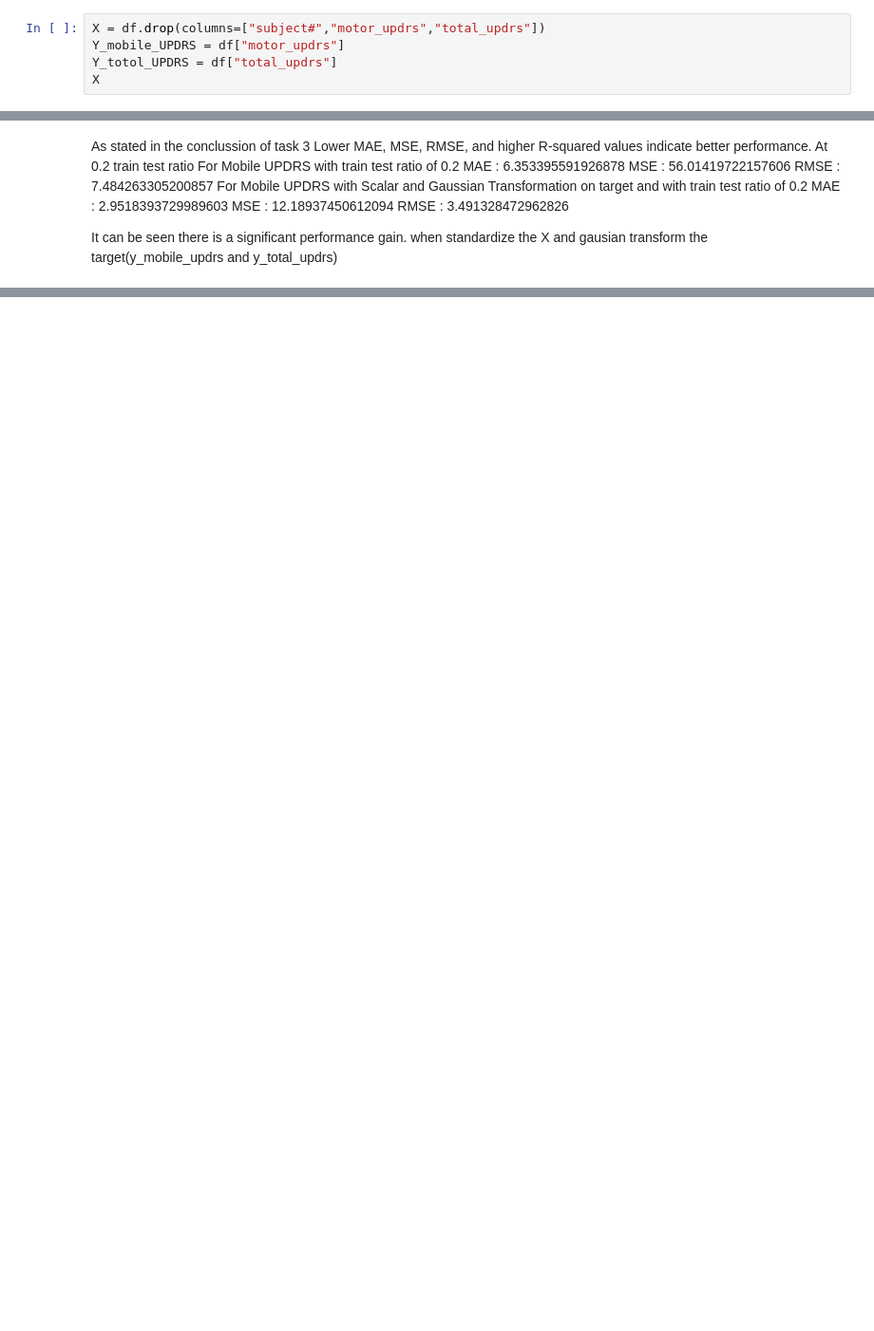
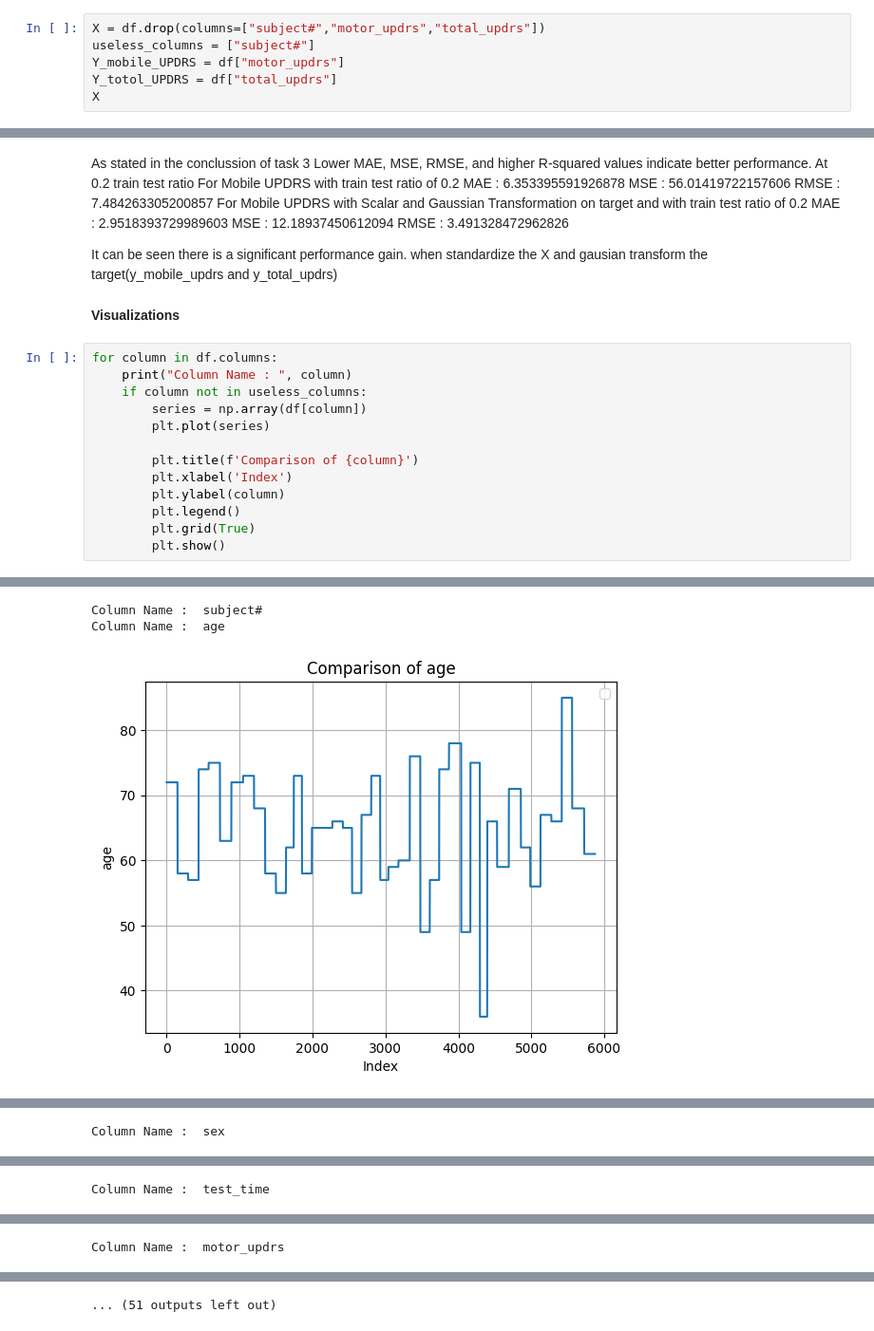
Before and after one commit to ChanderParkash1/HIT140_Assi_3, a Jupyter notebook: code.ipynb, the cells around one changed output, grey strips where cells are left out. Shown at 95% size. Saved outputs shown, nothing was run; the diff lists cells and outputs as text; blank space fills up the shorter version.

```diff
--- a/code.ipynb
+++ b/code.ipynb
@@ -37,6 +39,7 @@ df
 **Dividing into X and Y Columns**
 # %%
 X = df.drop(columns=["subject#","motor_updrs","total_updrs"])
+useless_columns = ["subject#"]
 Y_mobile_UPDRS = df["motor_updrs"]
 Y_totol_UPDRS = df["total_updrs"]
 X
@@ -265,3 +268,19 @@ MSE :  12.18937450612094
 RMSE :  3.491328472962826
 
 It can be seen there is a significant performance gain. when standardize the X and gausian transform the target(y_mobile_updrs and y_total_updrs)
+# %% [markdown]
+**Visualizations**
+# %%
+for column in df.columns:
+    print("Column Name : ", column)
+    if column not in useless_columns:
+        series = np.array(df[column])
+        plt.plot(series)
+
+        plt.title(f'Comparison of {column}')
+        plt.xlabel('Index')
+        plt.ylabel(column)
+        plt.legend()
+        plt.grid(True)
+        plt.show()
+# %% [output]
@@ -267,0 +288,3 @@ It can be seen there is a significant performance gain. when standardize the X a
+Column Name :  subject#
+Column Name :  age
+[figure, added]
@@ -267,0 +292 @@ It can be seen there is a significant performance gain. when standardize the X a
+Column Name :  sex
@@ -267,0 +295 @@ It can be seen there is a significant performance gain. when standardize the X a
+Column Name :  test_time
@@ -267,0 +298 @@ It can be seen there is a significant performance gain. when standardize the X a
+Column Name :  motor_updrs
@@ -267,0 +300 @@ It can be seen there is a significant performance gain. when standardize the X a
+... (51 outputs left out)
```
Also changed, not shown: parts of 11 cells of this notebook, 1 other file.
